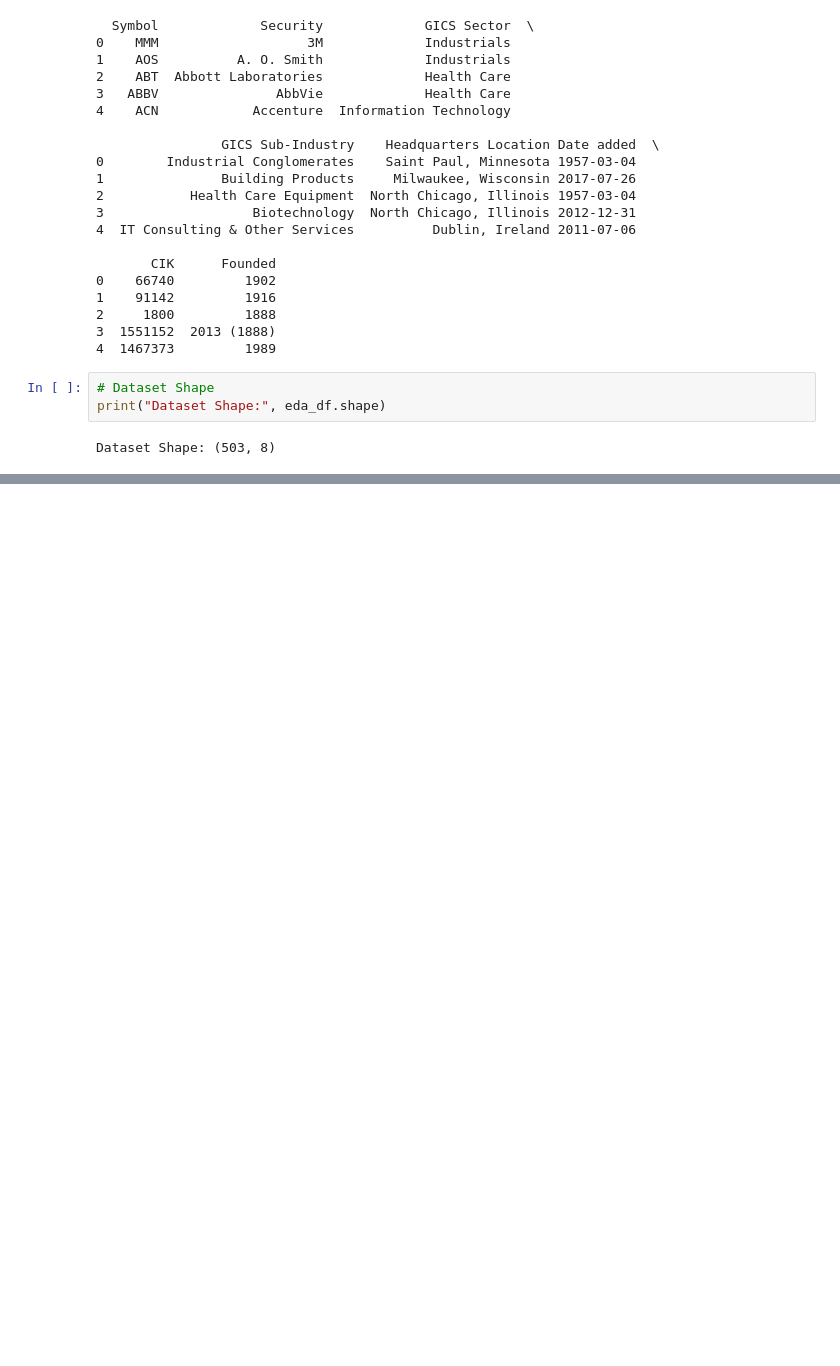
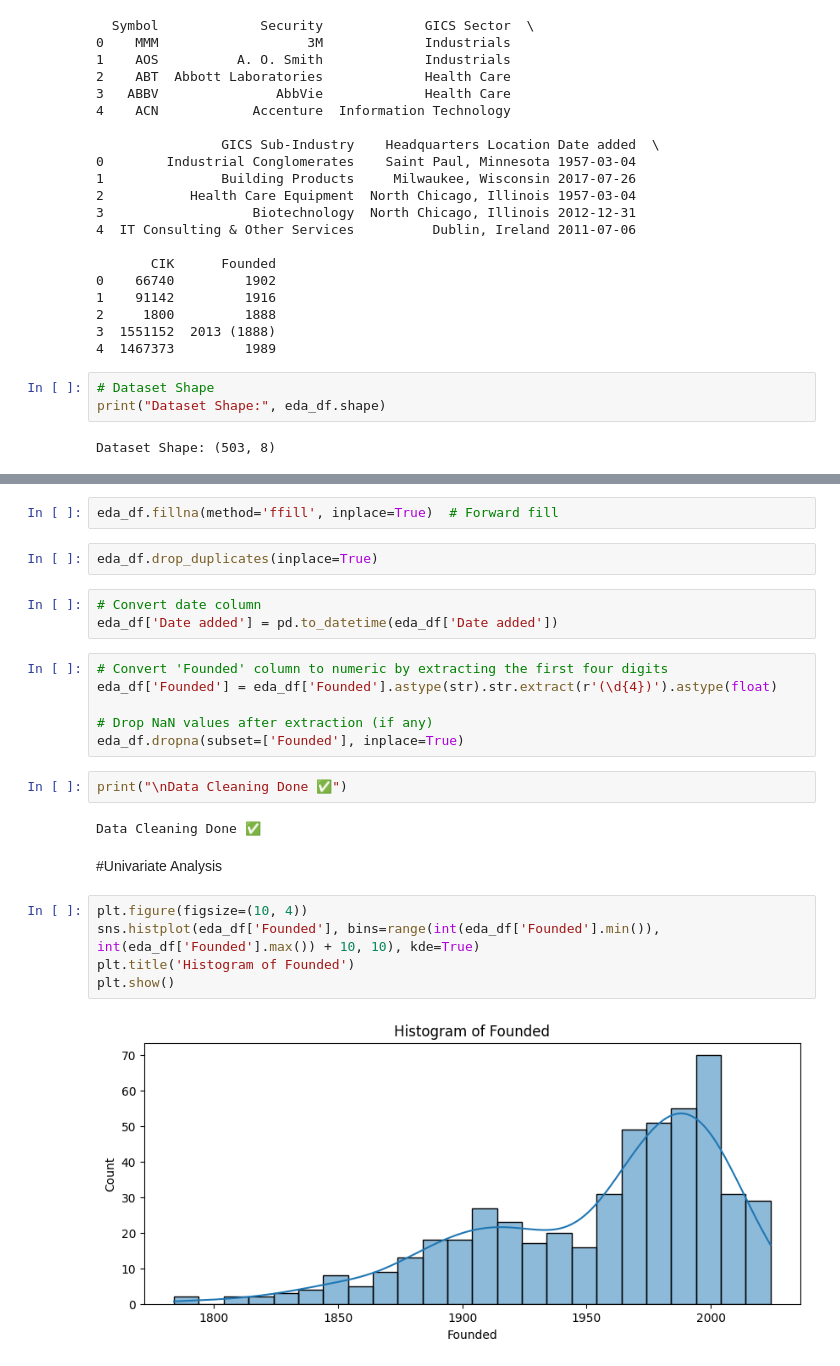
Before and after one commit to Teja220/EDA, a Jupyter notebook: 21BDS0277.ipynb, the cells around one changed output, grey strips where cells are left out. Drawn from its saved outputs; the diff is of its cells as text; blank space fills up the shorter version.

```diff
--- a/21BDS0277.ipynb
+++ b/21BDS0277.ipynb
@@ -52,0 +107,26 @@ First 5 rows:
+# %%
+eda_df.fillna(method='ffill', inplace=True)  # Forward fill
+# %%
+eda_df.drop_duplicates(inplace=True)
+# %%
+# Convert date column
+eda_df['Date added'] = pd.to_datetime(eda_df['Date added'])
+# %%
+# Convert 'Founded' column to numeric by extracting the first four digits
+eda_df['Founded'] = eda_df['Founded'].astype(str).str.extract(r'(\d{4})').astype(float)
+
+# Drop NaN values after extraction (if any)
+eda_df.dropna(subset=['Founded'], inplace=True)
+# %%
+print("\nData Cleaning Done ✅")
+# %% [output]
+Data Cleaning Done ✅
+# %% [markdown]
+#Univariate Analysis
+# %%
+plt.figure(figsize=(10, 4))
+sns.histplot(eda_df['Founded'], bins=range(int(eda_df['Founded'].min()), int(eda_df['Founded'].max()) + 10, 10), kde=True)
+plt.title('Histogram of Founded')
+plt.show()
+# %% [output]
+[figure, added]
```
Also changed, not shown: parts of 23 cells of this notebook.
